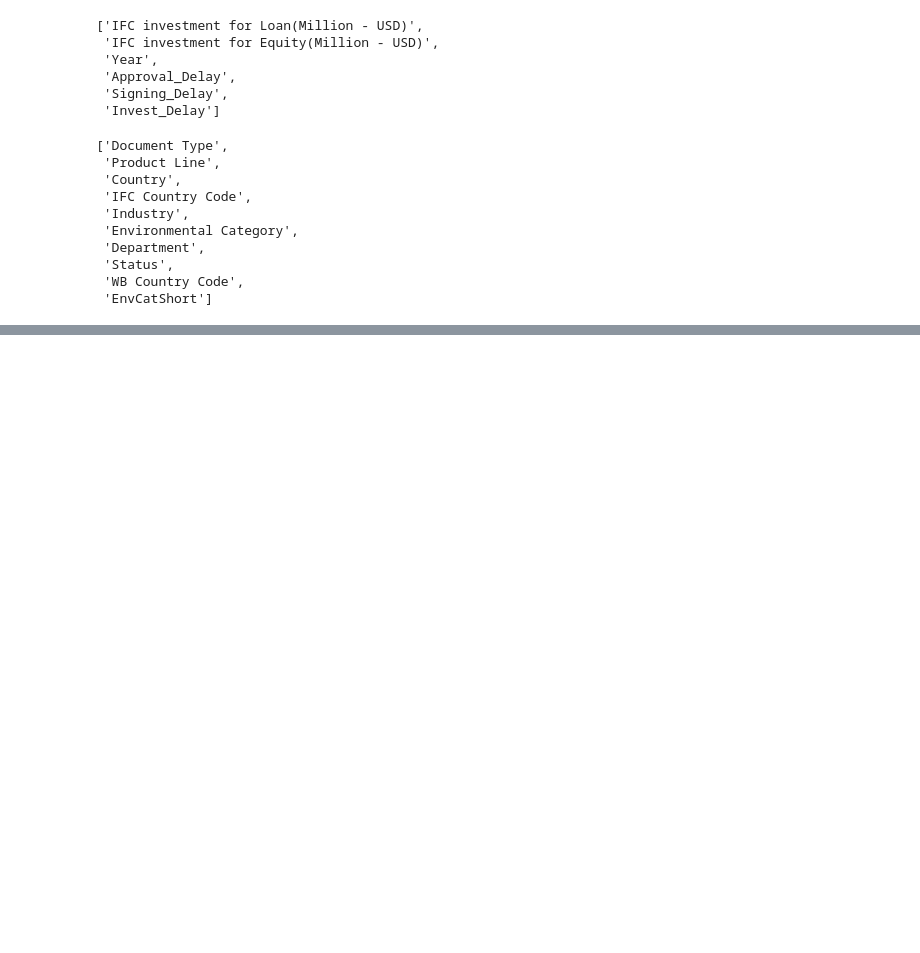
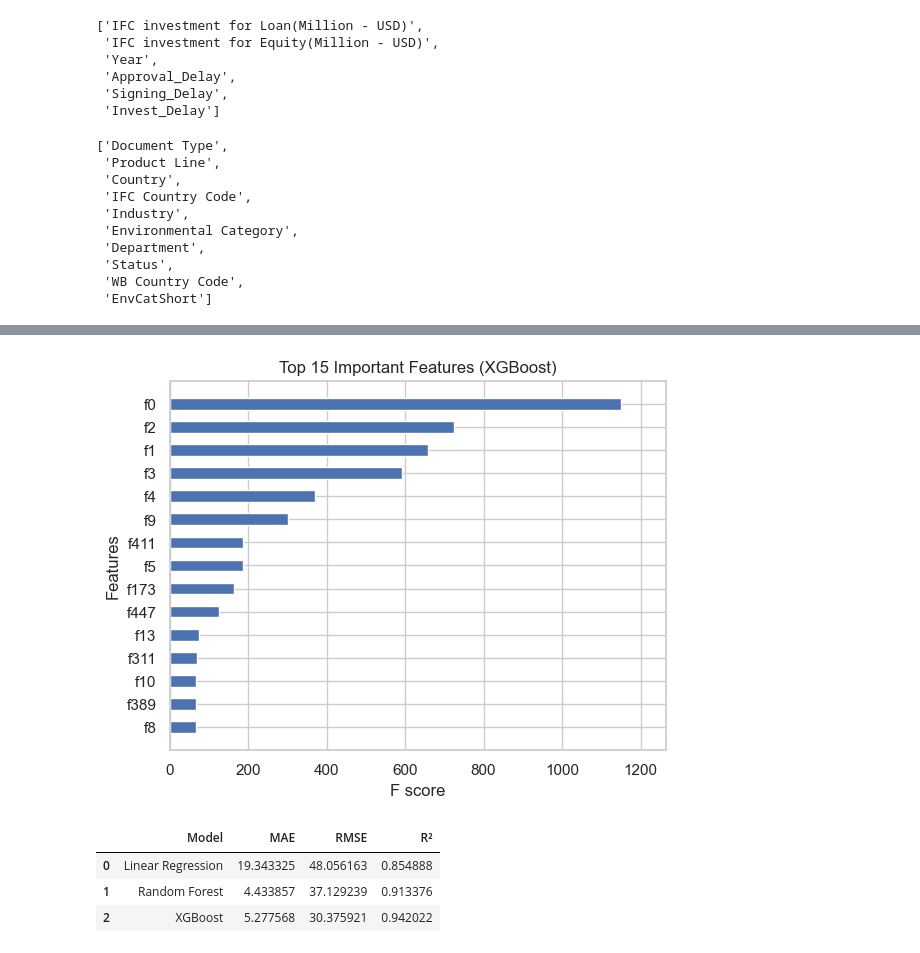
Before and after one commit to Rajabboev/Hybrid_ML_model_investment, a Jupyter notebook: IFC Investment .ipynb, the cells around one changed output, grey strips where cells are left out. Cells and saved outputs as stored; diff of their text form; code cells hidden in the pictures; blank space fills up the shorter version.

Commit message:
Regression models and evaluation

```diff
--- a/IFC Investment .ipynb
+++ b/IFC Investment .ipynb
@@ -596,0 +630,12 @@ X_train, X_test, y_train, y_test = train_test_split(
+# %%
+from sklearn.ensemble import RandomForestRegressor
+
+rf_model = Pipeline(steps=[
+    ('preprocess', preprocessor),
+    ('model', RandomForestRegressor(
+        n_estimators=200,
+        random_state=42
+    ))
+])
+
+rf_model.fit(X_train, y_train)
@@ -596,0 +660,16 @@ X_train, X_test, y_train, y_test = train_test_split(
+# %%
+from xgboost import XGBRegressor
+
+xgb_model = Pipeline(steps=[
+    ('preprocess', preprocessor),
+    ('model', XGBRegressor(
+        n_estimators=300,
+        learning_rate=0.05,
+        max_depth=6,
+        subsample=0.8,
+        colsample_bytree=0.8,
+        random_state=42
+    ))
+])
+
+xgb_model.fit(X_train, y_train)
@@ -596,0 +732,36 @@ X_train, X_test, y_train, y_test = train_test_split(
+# %%
+import matplotlib.pyplot as plt
+import xgboost as xgb
+
+# Extract the model from pipeline
+xgb_core = xgb_model.named_steps['model']
+
+xgb.plot_importance(xgb_core, max_num_features=15, height=0.5, show_values=False)
+plt.title("Top 15 Important Features (XGBoost)")
+plt.show()
+# %% [output]
+[figure, added]
+# %%
+
+from sklearn.metrics import mean_absolute_error, mean_squared_error, r2_score
+
+def evaluate(model, X_test, y_test):
+    preds = model.predict(X_test)
+    mae  = mean_absolute_error(y_test, preds)
+    rmse = np.sqrt(mean_squared_error(y_test, preds))
+    r2   = r2_score(y_test, preds)
+    return mae, rmse, r2
+
+results = []
+
+for name, model in models.items():
+    mae, rmse, r2 = evaluate(model, X_test, y_test)
+    results.append([name, mae, rmse, r2])
+
+df_results = pd.DataFrame(results, columns=["Model", "MAE", "RMSE", "R²"])
+df_results
+# %% [output]
+|  | Model | MAE | RMSE | R² |
+| 0 | Linear Regression | 19.343325 | 48.056163 | 0.854888 |
+| 1 | Random Forest | 4.433857 | 37.129239 | 0.913376 |
+| 2 | XGBoost | 5.277568 | 30.375921 | 0.942022 |
```
Also changed, not shown: parts of 8 cells of this notebook.
